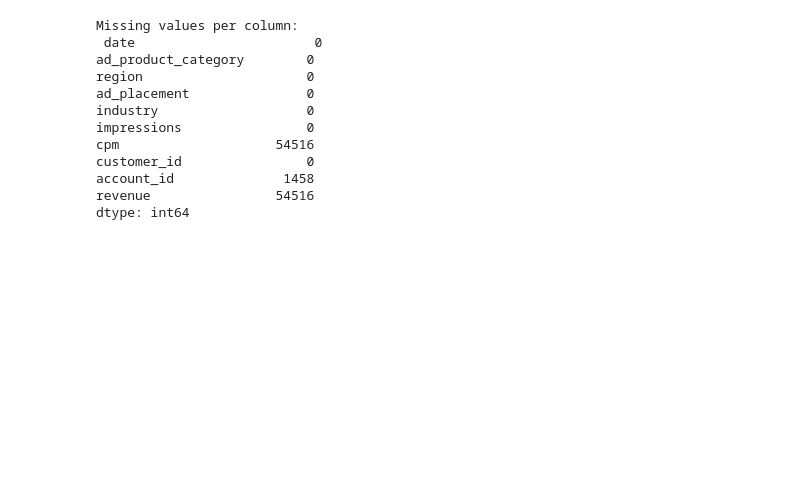
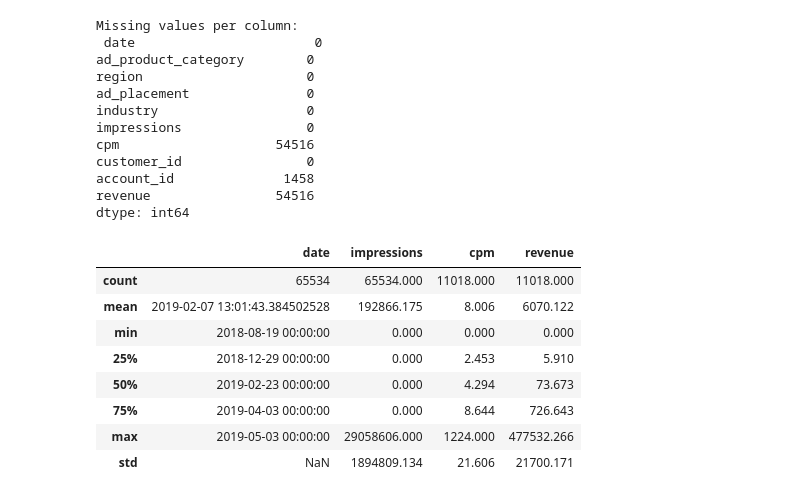
Before and after one commit to kovashikawa/LATAM-Monetization-Strat, a Jupyter notebook: eda.ipynb, the cells around one changed output. Saved outputs shown, nothing was run; the diff lists cells and outputs as text; code cells hidden in the pictures; blank space fills up the shorter version.

```diff
--- a/eda.ipynb
+++ b/eda.ipynb
@@ -11,6 +11,11 @@ import pandas as pd
 import numpy as np
 import matplotlib.pyplot as plt
 import seaborn as sns
+import matplotlib.ticker as mticker
+
+%matplotlib inline
+
+pd.set_option('display.float_format', lambda x: '%.3f' % x)
 # %% [markdown]
 ### 2. Data Processing
 # %%
@@ -33,3 +45,15 @@ customer_id                0
 account_id              1458
 revenue                54516
 dtype: int64
+# %%
+df.describe()[['date', 'impressions', 'cpm', 'revenue']]
+# %% [output]
+|  | date | impressions | cpm | revenue |
+| count | 65534 | 65534.000 | 11018.000 | 11018.000 |
+| mean | 2019-02-07 13:01:43.384502528 | 192866.175 | 8.006 | 6070.122 |
+| min | 2018-08-19 00:00:00 | 0.000 | 0.000 | 0.000 |
+| 25% | 2018-12-29 00:00:00 | 0.000 | 2.453 | 5.910 |
+| 50% | 2019-02-23 00:00:00 | 0.000 | 4.294 | 73.673 |
+| 75% | 2019-04-03 00:00:00 | 0.000 | 8.644 | 726.643 |
+| max | 2019-05-03 00:00:00 | 29058606.000 | 1224.000 | 477532.266 |
+| std | NaN | 1894809.134 | 21.606 | 21700.171 |
```
Also changed, not shown: parts of 18 cells of this notebook.
